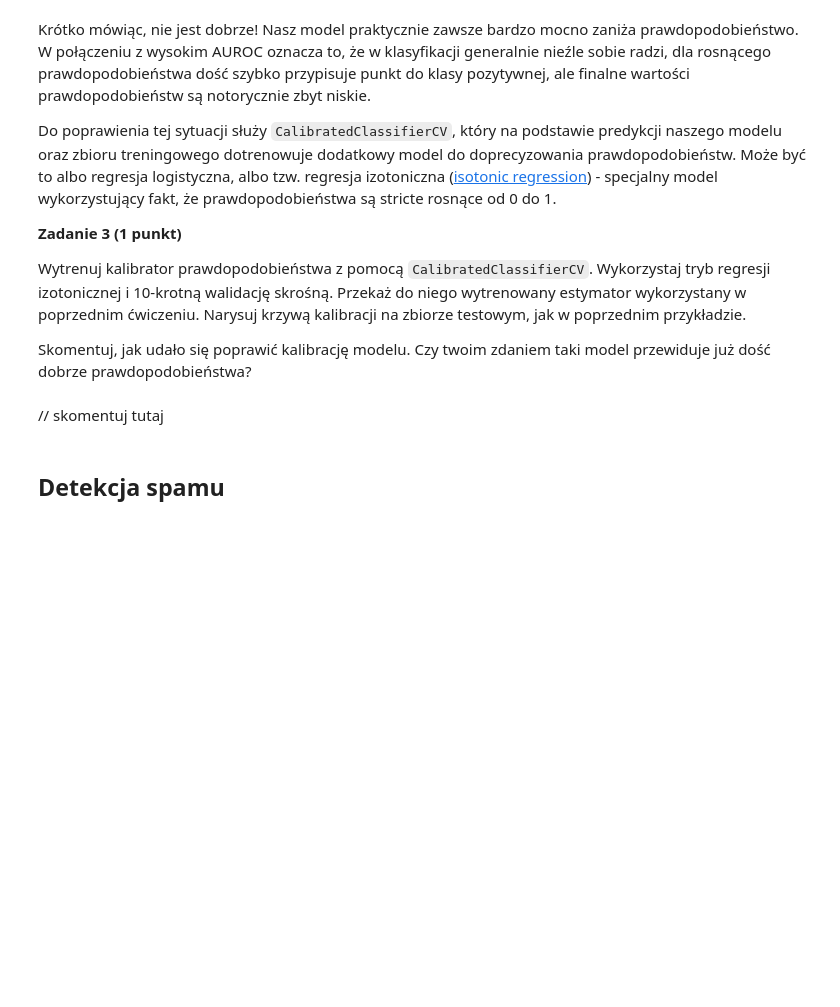
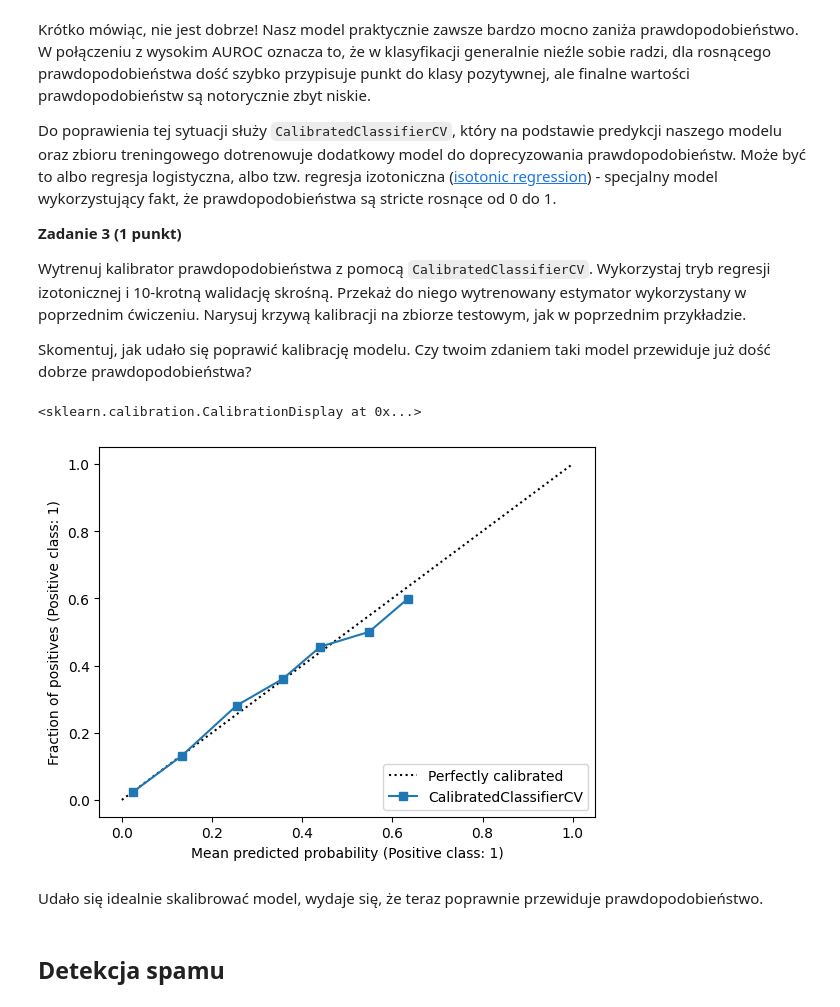
Before and after one commit to AdrianGlanowski/PUM, a Jupyter notebook: lab4/notebook.ipynb, the cells around one changed output. Drawn from its saved outputs; the diff is of its cells as text; code cells hidden in the pictures; blank space fills up the shorter version.

```diff
--- a/lab4/notebook.ipynb
+++ b/lab4/notebook.ipynb
@@ -112,8 +248,17 @@ Do poprawienia tej sytuacji służy `CalibratedClassifierCV`, który na podstawi
 Wytrenuj kalibrator prawdopodobieństwa z pomocą `CalibratedClassifierCV`. Wykorzystaj tryb regresji izotonicznej i 10-krotną walidację skrośną. Przekaż do niego wytrenowany estymator wykorzystany w poprzednim ćwiczeniu. Narysuj krzywą kalibracji na zbiorze testowym, jak w poprzednim przykładzie.
 
 Skomentuj, jak udało się poprawić kalibrację modelu. Czy twoim zdaniem taki model przewiduje już dość dobrze prawdopodobieństwa?
-# %% [markdown]
-// skomentuj tutaj
+# %%
+from sklearn.calibration import CalibratedClassifierCV
+
+calibrator = CalibratedClassifierCV(lrcv_balanced, method="isotonic", cv=10)
+calibrator.fit(X_train_itws, y_train_itws)
+CalibrationDisplay.from_estimator(calibrator, X_test_itws, y_test_itws, n_bins=10)
+# %% [output]
+<sklearn.calibration.CalibrationDisplay at 0x...>
+[figure, added]
+# %% [markdown]
+Udało się idealnie skalibrować model, wydaje się, że teraz poprawnie przewiduje prawdopodobieństwo.
 # %% [markdown]
 ## Detekcja spamu
 # %% [markdown]
```
Also changed, not shown: parts of 25 cells of this notebook, 1 other file.
